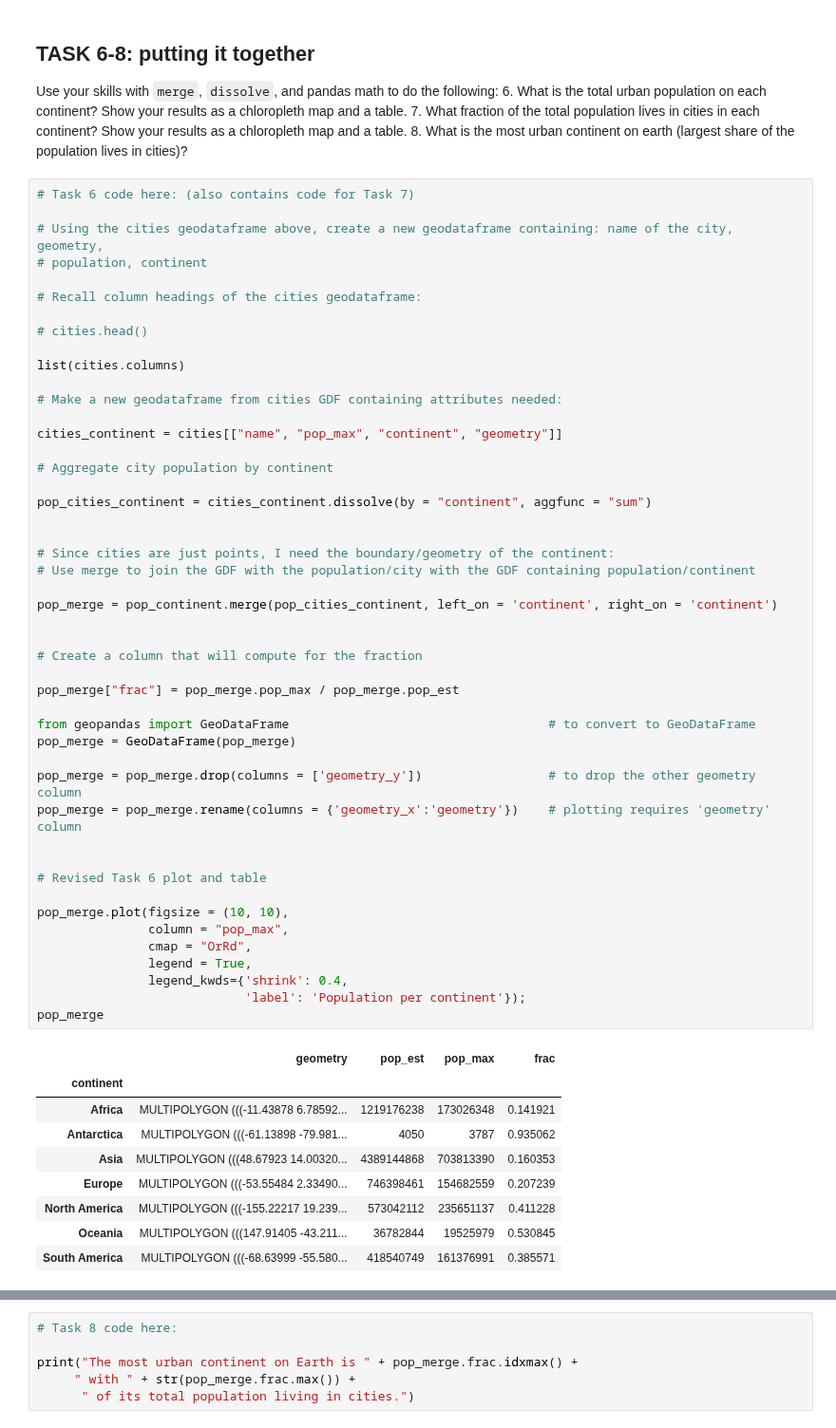
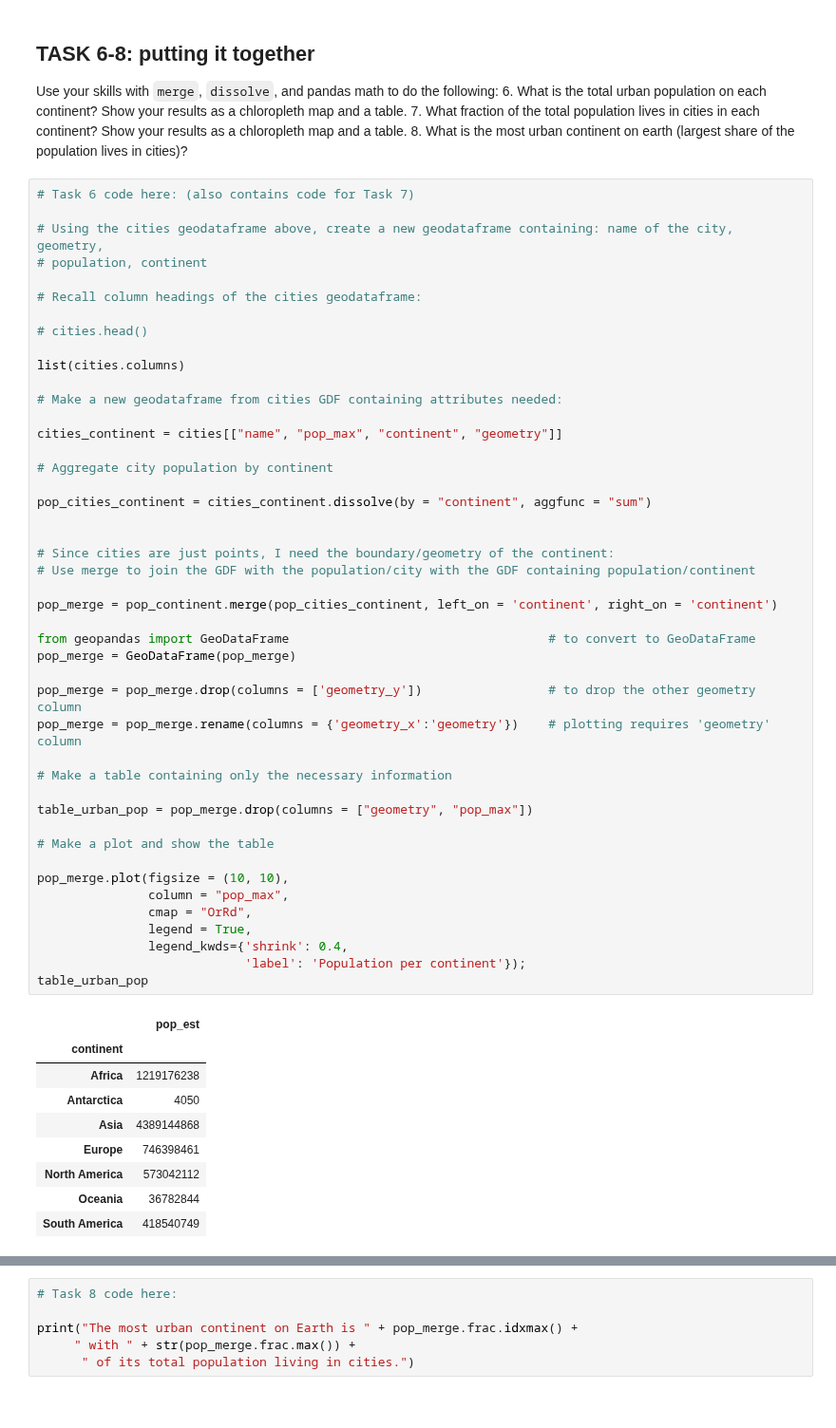
Before and after one commit to ADLCero/EnvDatSci22, a Jupyter notebook: CodeSprints/VectorData101.ipynb, the cells around one changed output, grey strips where cells are left out. Shown at 95% size. Cells and saved outputs as stored; diff of their text form.

```diff
--- a/CodeSprints/VectorData101.ipynb
+++ b/CodeSprints/VectorData101.ipynb
@@ -750,49 +750,47 @@ list(cities.columns)
 
 # Make a new geodataframe from cities GDF containing attributes needed:
 
 cities_continent = cities[["name", "pop_max", "continent", "geometry"]]
 
 # Aggregate city population by continent
 
 pop_cities_continent = cities_continent.dissolve(by = "continent", aggfunc = "sum")
 
 
 # Since cities are just points, I need the boundary/geometry of the continent:
 # Use merge to join the GDF with the population/city with the GDF containing population/continent
 
 pop_merge = pop_continent.merge(pop_cities_continent, left_on = 'continent', right_on = 'continent')
 
-
-# Create a column that will compute for the fraction
-
-pop_merge["frac"] = pop_merge.pop_max / pop_merge.pop_est
-
 from geopandas import GeoDataFrame                                   # to convert to GeoDataFrame
 pop_merge = GeoDataFrame(pop_merge)
 
 pop_merge = pop_merge.drop(columns = ['geometry_y'])                 # to drop the other geometry column
 pop_merge = pop_merge.rename(columns = {'geometry_x':'geometry'})    # plotting requires 'geometry' column
 
+# Make a table containing only the necessary information
 
-# Revised Task 6 plot and table
+table_urban_pop = pop_merge.drop(columns = ["geometry", "pop_max"])
+
+# Make a plot and show the table
 
 pop_merge.plot(figsize = (10, 10),
                column = "pop_max",
                cmap = "OrRd",
                legend = True,
                legend_kwds={'shrink': 0.4,
                             'label': 'Population per continent'});
-pop_merge
+table_urban_pop
 # %% [output]
-|  | geometry | pop_est | pop_max | frac |
-| continent |  |  |  |  |
-| Africa | MULTIPOLYGON (((-11.43878 6.78592... | 1219176238 | 173026348 | 0.141921 |
-| Antarctica | MULTIPOLYGON (((-61.13898 -79.981... | 4050 | 3787 | 0.935062 |
-| Asia | MULTIPOLYGON (((48.67923 14.00320... | 4389144868 | 703813390 | 0.160353 |
-| Europe | MULTIPOLYGON (((-53.55484 2.33490... | 746398461 | 154682559 | 0.207239 |
-| North America | MULTIPOLYGON (((-155.22217 19.239... | 573042112 | 235651137 | 0.411228 |
-| Oceania | MULTIPOLYGON (((147.91405 -43.211... | 36782844 | 19525979 | 0.530845 |
-| South America | MULTIPOLYGON (((-68.63999 -55.580... | 418540749 | 161376991 | 0.385571 |
+|  | pop_est |
+| continent |  |
+| Africa | 1219176238 |
+| Antarctica | 4050 |
+| Asia | 4389144868 |
+| Europe | 746398461 |
+| North America | 573042112 |
+| Oceania | 36782844 |
+| South America | 418540749 |
 [figure]
 # %%
 # Task 7 code here:
```
Also changed, not shown: parts of 2 cells of this notebook.
